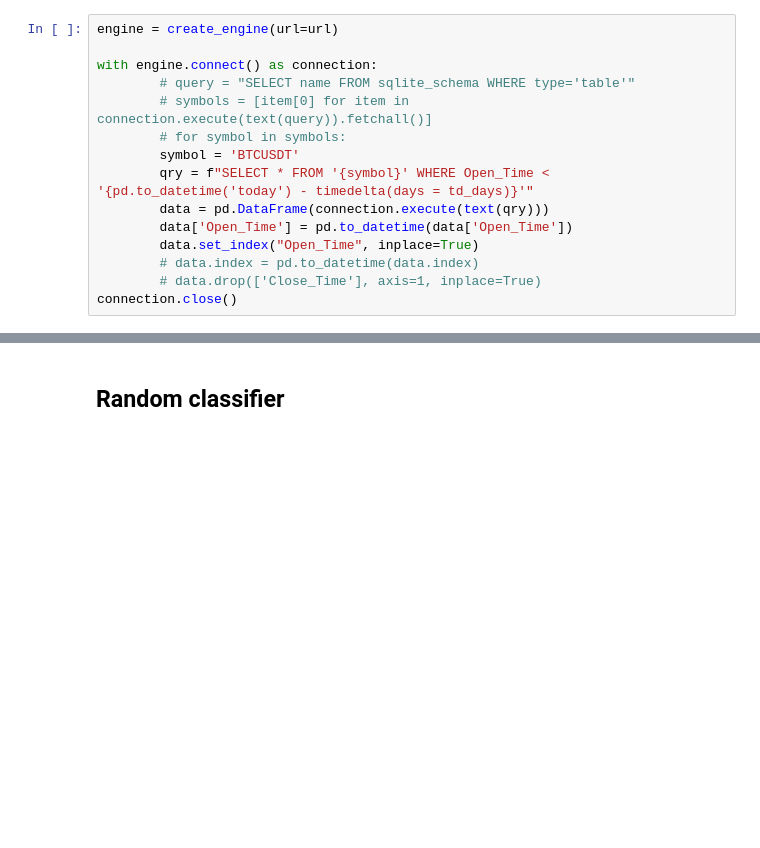
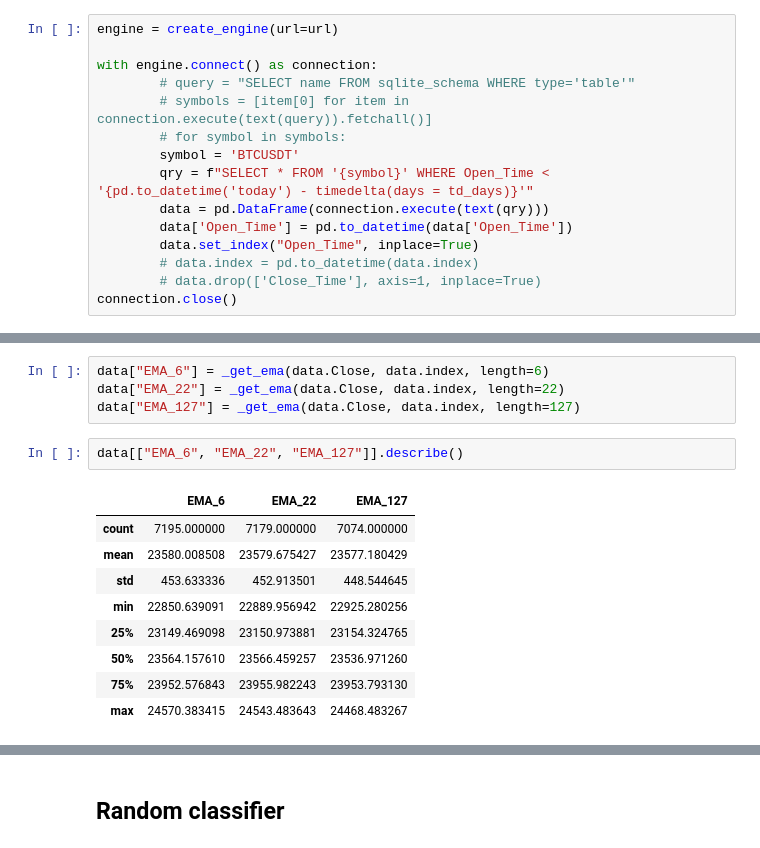
Before and after one commit to Arsenchius/algotrading, a Jupyter notebook: notebooks/strategy_backtest.ipynb, the cells around one changed output, grey strips where cells are left out. Cells and saved outputs as stored; diff of their text form; blank space fills up the shorter version.

```diff
--- a/notebooks/strategy_backtest.ipynb
+++ b/notebooks/strategy_backtest.ipynb
@@ -44,0 +205,16 @@ connection.close()
+# %%
+data["EMA_6"] = _get_ema(data.Close, data.index, length=6)
+data["EMA_22"] = _get_ema(data.Close, data.index, length=22)
+data["EMA_127"] = _get_ema(data.Close, data.index, length=127)
+# %%
+data[["EMA_6", "EMA_22", "EMA_127"]].describe()
+# %% [output]
+|  | EMA_6 | EMA_22 | EMA_127 |
+| count | 7195.000000 | 7179.000000 | 7074.000000 |
+| mean | 23580.008508 | 23579.675427 | 23577.180429 |
+| std | 453.633336 | 452.913501 | 448.544645 |
+| min | 22850.639091 | 22889.956942 | 22925.280256 |
+| 25% | 23149.469098 | 23150.973881 | 23154.324765 |
+| 50% | 23564.157610 | 23566.459257 | 23536.971260 |
+| 75% | 23952.576843 | 23955.982243 | 23953.793130 |
+| max | 24570.383415 | 24543.483643 | 24468.483267 |
```
Also changed, not shown: parts of 17 cells of this notebook, 6 other files.
